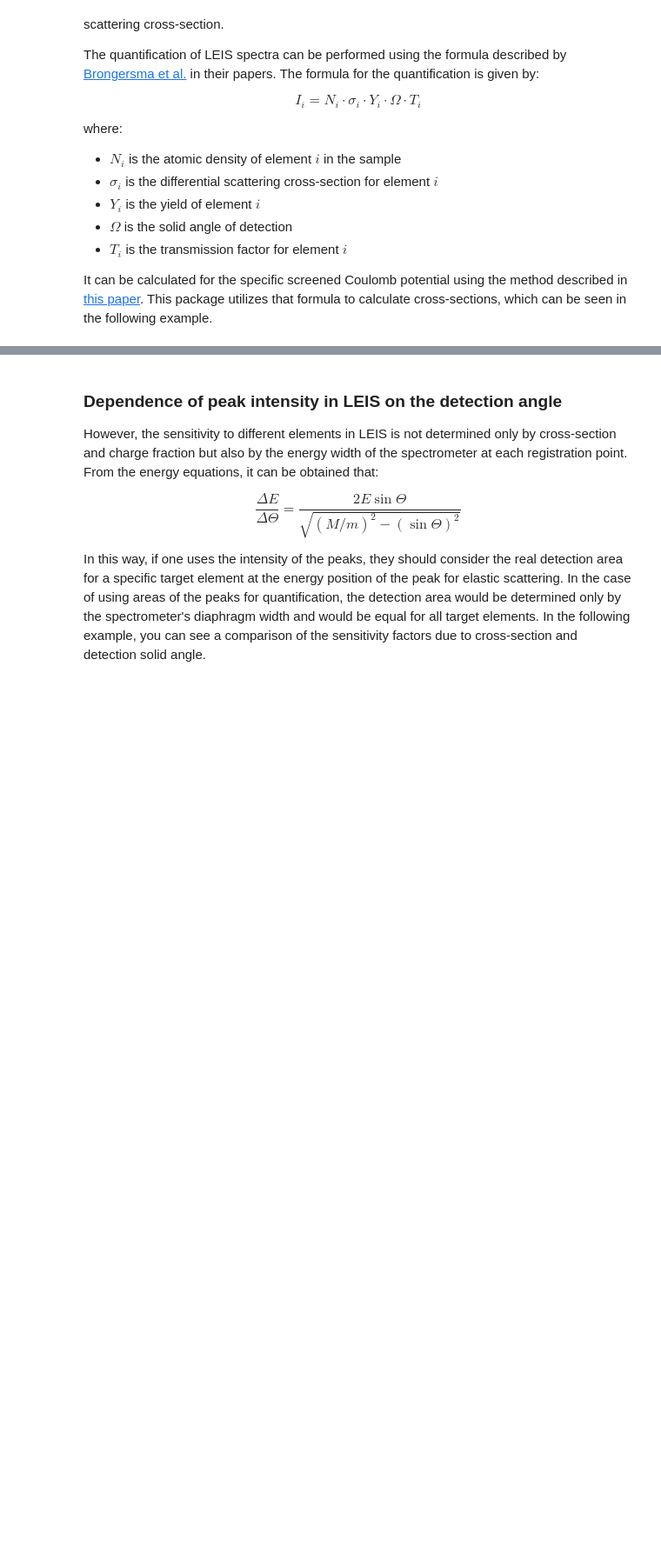
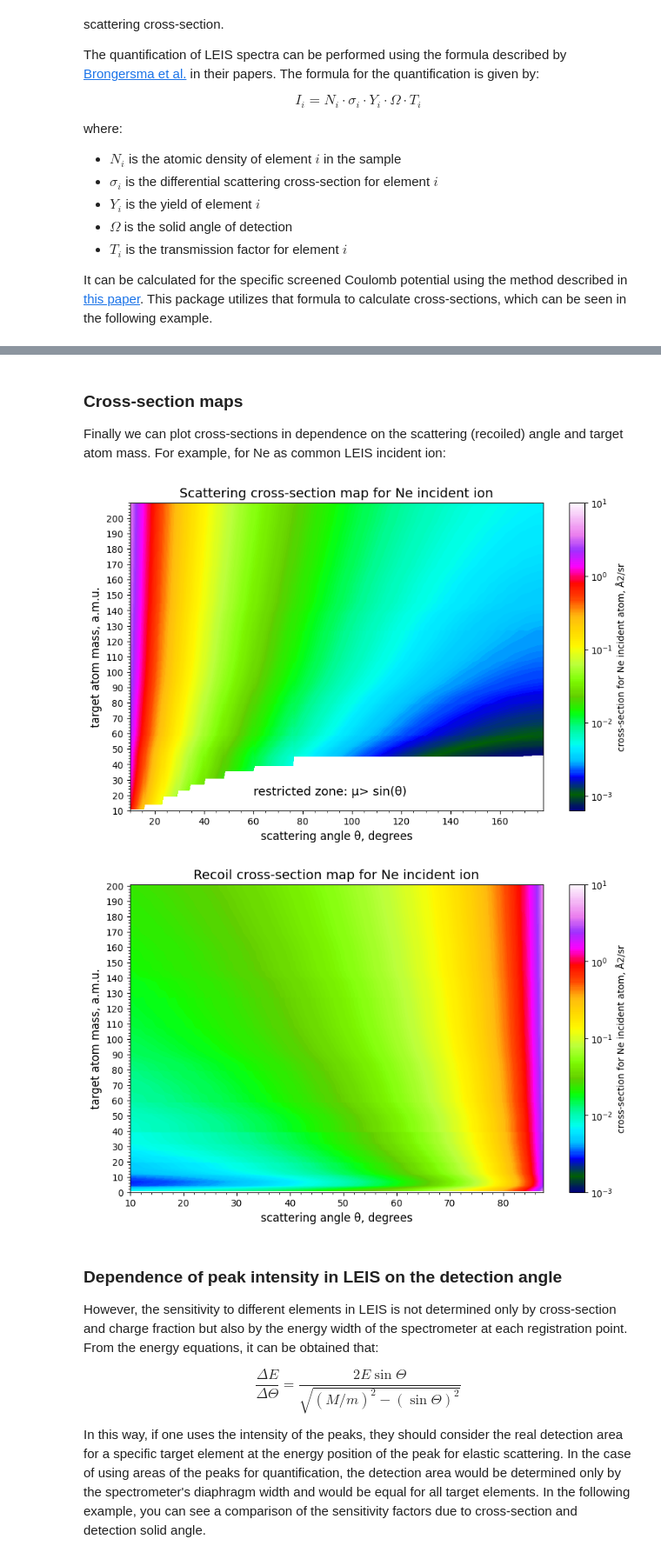
Before and after one commit to mauveferret/SpecRec, a Jupyter notebook: main_example.ipynb, the cells around one changed output, grey strips where cells are left out. Shown at 87% size. Drawn from its saved outputs; the diff is of its cells as text; code cells hidden in the pictures; blank space fills up the shorter version.

```diff
--- a/main_example.ipynb
+++ b/main_example.ipynb
@@ -129,3 +141,23 @@ plt.show()
+# %% [markdown]
+### Cross-section maps
+
+Finally we can plot cross-sections in dependence on the scattering (recoiled) angle and target atom mass. For example, for Ne as common LEIS incident ion:
+# %%
+import os, sys
+#change path to working directory
+BASE_LIB_PATH = "tools"
+sys.path.insert(1, os.getcwd()+os.sep+BASE_LIB_PATH)
+import LEIS_tools as leis
+# set the potential to ZBL for differential cross section calculation.
+# TFM and KRC are also available
+leis.set_potential("ZBL")
+incidentElement = "Ne"
+
+leis.plot_CrossSection_map(incidentElement, "scatter")
+leis.plot_CrossSection_map(incidentElement, "recoil")
+# %% [output]
+[figure, added]
+[figure, added]
 # %% [markdown]
 ### Dependence of peak intensity in LEIS on the detection angle
 
```
Also changed, not shown: parts of 5 cells of this notebook, 1 other file.
